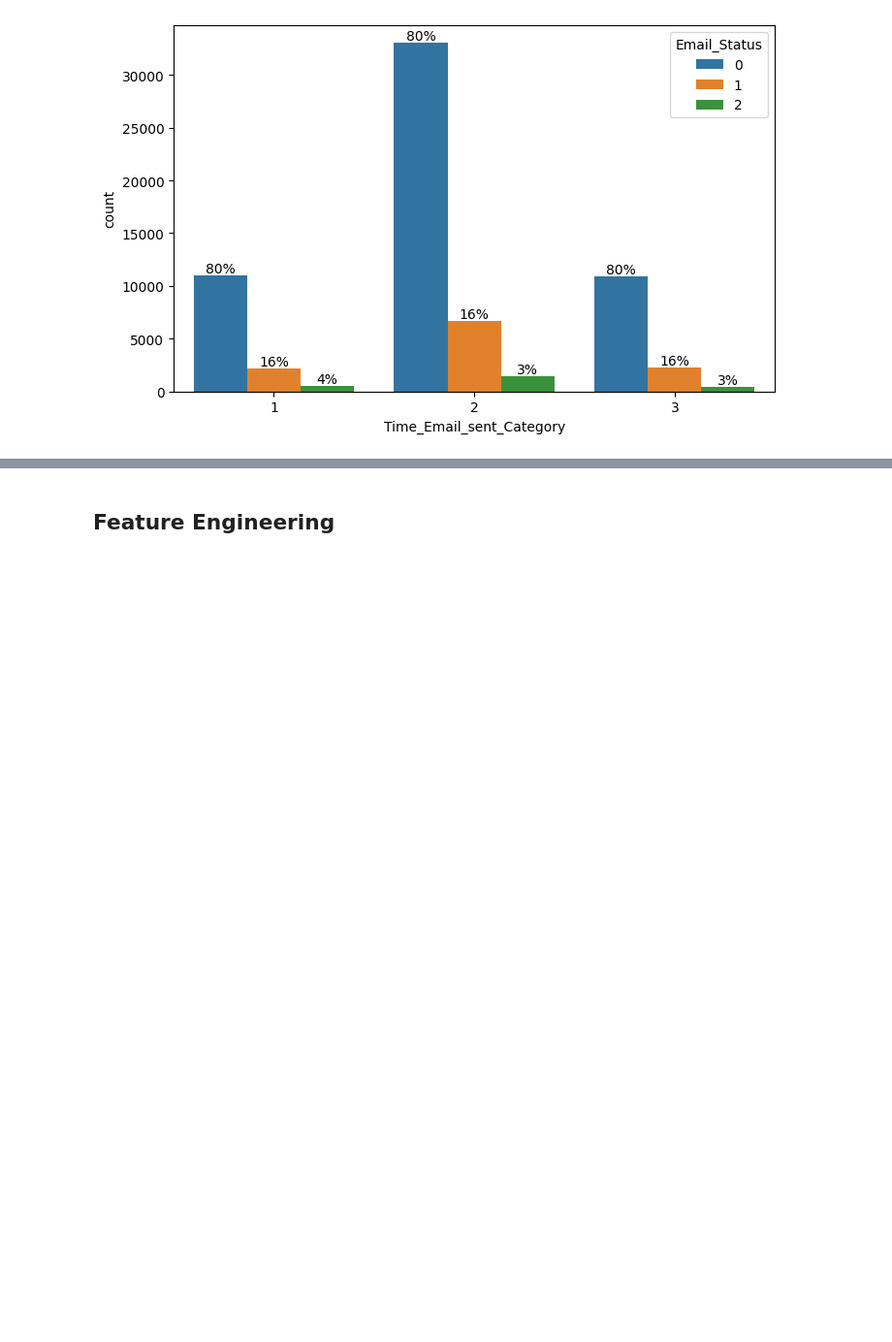
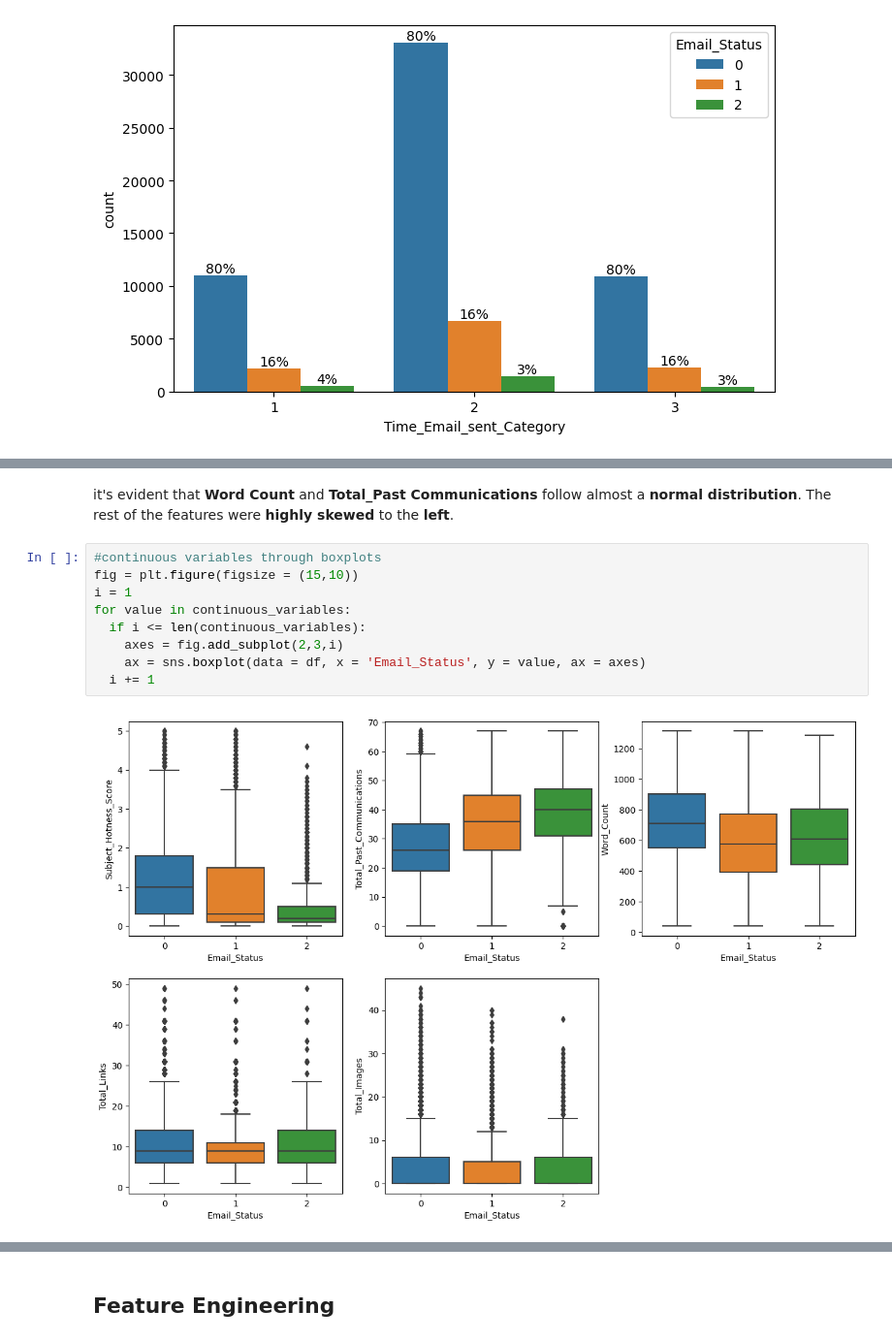
Before and after one commit to sahu-vishal/Email-Campaign-Effectiveness-Prediction, a Jupyter notebook: Email_Campaign_Effectiveness_Prediction.ipynb, the cells around one changed output, grey strips where cells are left out. Shown at 97% size. Drawn from its saved outputs; the diff is of its cells as text; blank space fills up the shorter version.

```diff
--- a/Email_Campaign_Effectiveness_Prediction.ipynb
+++ b/Email_Campaign_Effectiveness_Prediction.ipynb
@@ -250,0 +200,13 @@ for c in list(continuous_variables):
+# %% [markdown]
+it's evident that **Word Count** and **Total_Past Communications** follow almost a **normal distribution**. The rest of the features were **highly skewed** to the **left**.
+# %%
+#continuous variables through boxplots
+fig = plt.figure(figsize = (15,10))
+i = 1
+for value in continuous_variables:
+  if i <= len(continuous_variables):
+    axes = fig.add_subplot(2,3,i)
+    ax = sns.boxplot(data = df, x = 'Email_Status', y = value, ax = axes)
+  i += 1
+# %% [output]
+[figure, added]
```
Also changed, not shown: parts of 88 cells of this notebook.
